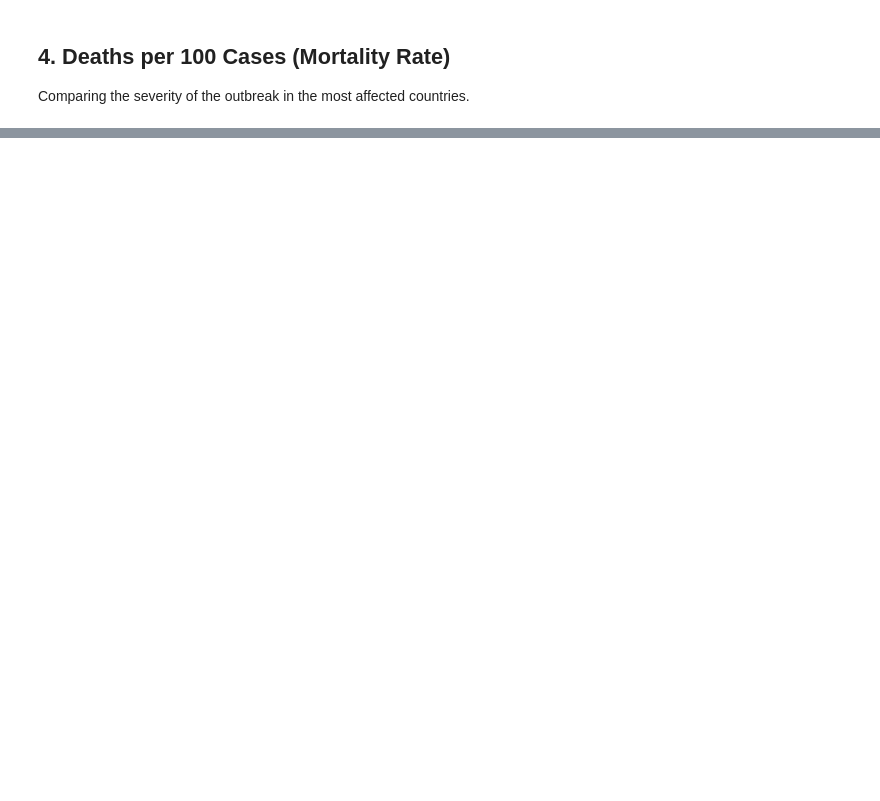
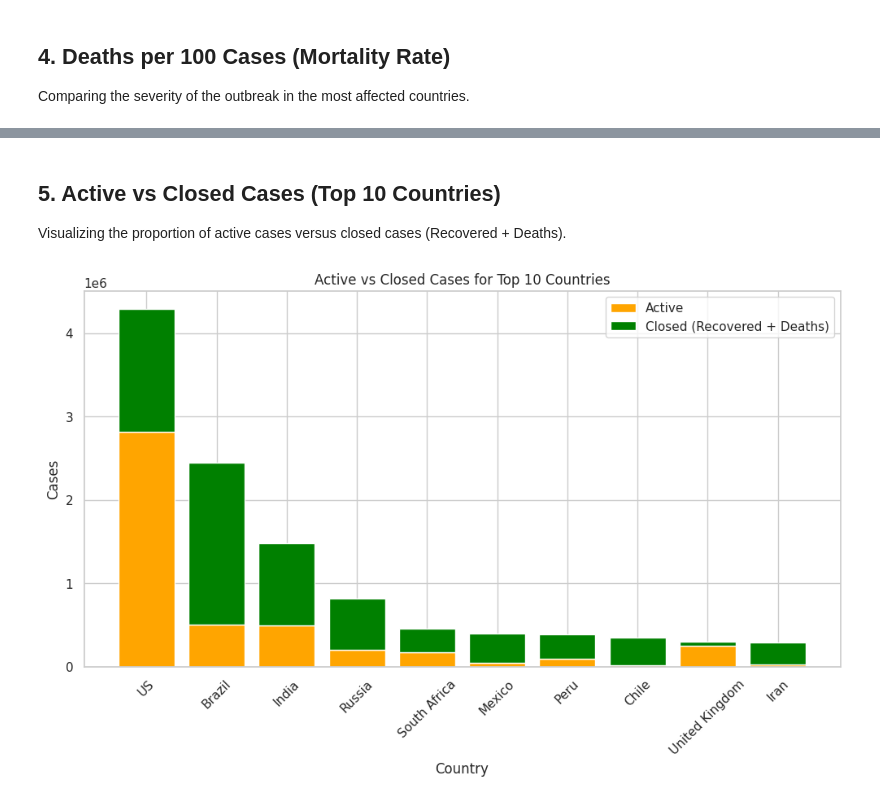
Before and after one commit to lukazuljevic/uupz_fesb, a Jupyter notebook: covid_19_analysis/03_country_analysis.ipynb, the cells around one changed output, grey strips where cells are left out. Saved outputs shown, nothing was run; the diff lists cells and outputs as text; code cells hidden in the pictures; blank space fills up the shorter version.

```diff
--- a/covid_19_analysis/03_country_analysis.ipynb
+++ b/covid_19_analysis/03_country_analysis.ipynb
@@ -47,0 +64,18 @@ plt.show()
+# %% [markdown]
+## 5. Active vs Closed Cases (Top 10 Countries)
+Visualizing the proportion of active cases versus closed cases (Recovered + Deaths).
+# %%
+top_10_confirmed = country_wise.nlargest(10, 'Confirmed').copy()
+top_10_confirmed['Closed'] = top_10_confirmed['Recovered'] + top_10_confirmed['Deaths']
+
+plt.figure(figsize=(12, 6))
+plt.bar(top_10_confirmed['Country/Region'], top_10_confirmed['Active'], label='Active', color='orange')
+plt.bar(top_10_confirmed['Country/Region'], top_10_confirmed['Closed'], bottom=top_10_confirmed['Active'], label='Closed (Recovered + Deaths)', color='green')
+plt.title('Active vs Closed Cases for Top 10 Countries')
+plt.xlabel('Country')
+plt.ylabel('Cases')
+plt.legend()
+plt.xticks(rotation=45)
+plt.show()
+# %% [output]
+[figure, added]
```
Also changed, not shown: parts of 5 cells of this notebook, 2 other files.
